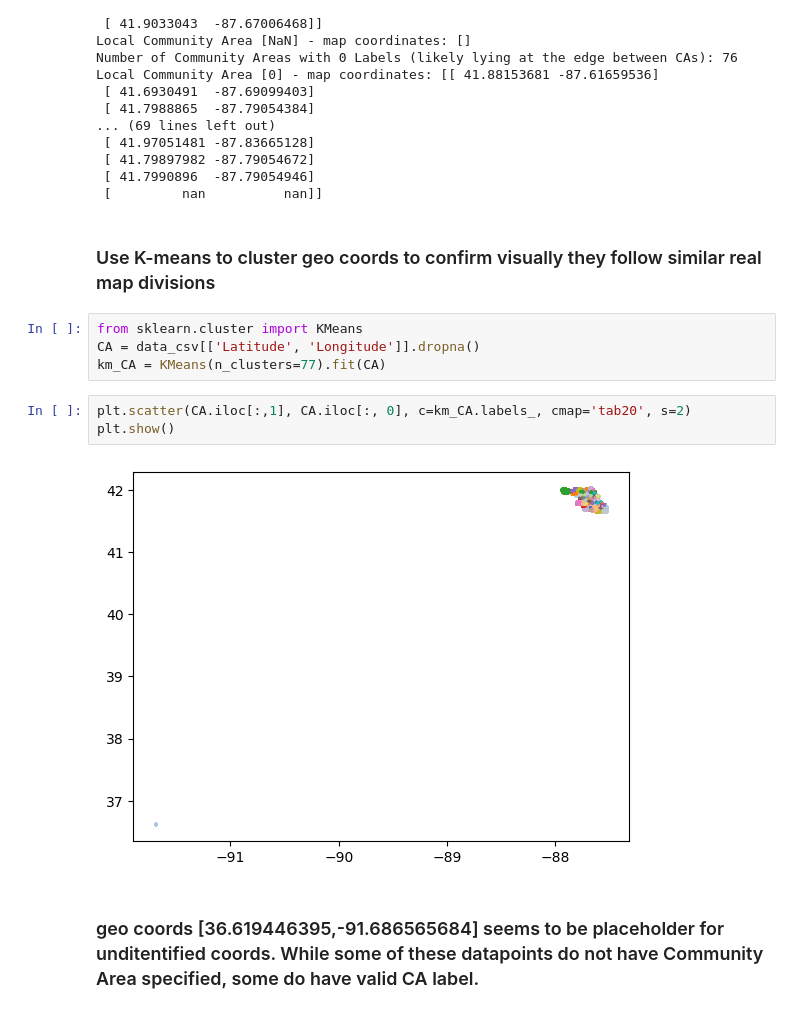
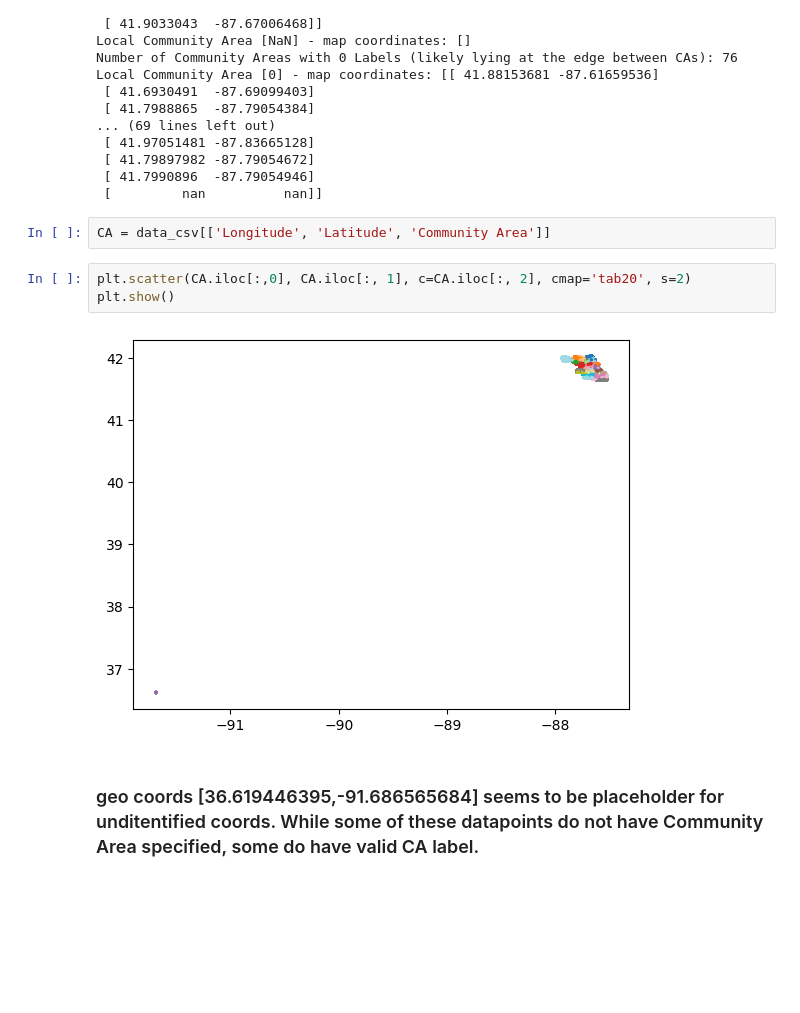
Before and after one commit to VanDang003/Analysis-of-Crime-and-Socioeconomic-Factors-in-Chicago, a Jupyter notebook: main.ipynb, the cells around one changed output. Drawn from its saved outputs; the diff is of its cells as text; blank space fills up the shorter version.

```diff
--- a/main.ipynb
+++ b/main.ipynb
@@ -130,17 +130,13 @@ Local Community Area [0] - map coordinates: [[ 41.88153681 -87.61659536]
  [ 41.79897982 -87.79054672]
  [ 41.7990896  -87.79054946]
  [         nan          nan]]
-# %% [markdown]
-### Use K-means to cluster geo coords to confirm visually they follow similar real map divisions
-# %%
-from sklearn.cluster import KMeans
-CA = data_csv[['Latitude', 'Longitude']].dropna()
-km_CA = KMeans(n_clusters=77).fit(CA)
+# %%
+CA = data_csv[['Longitude', 'Latitude', 'Community Area']]
 # %%
-plt.scatter(CA.iloc[:,1], CA.iloc[:, 0], c=km_CA.labels_, cmap='tab20', s=2)
+plt.scatter(CA.iloc[:,0], CA.iloc[:, 1], c=CA.iloc[:, 2], cmap='tab20', s=2)
 plt.show()
 # %% [output]
-[figure, old version]
+[figure, new version]
 # %% [markdown]
 ### geo coords [36.619446395,-91.686565684] seems to be placeholder for unditentified coords. While some of these datapoints do not have Community Area specified, some do have valid CA label.
 # %% [markdown]
```
Also changed, not shown: parts of 2 cells of this notebook.
